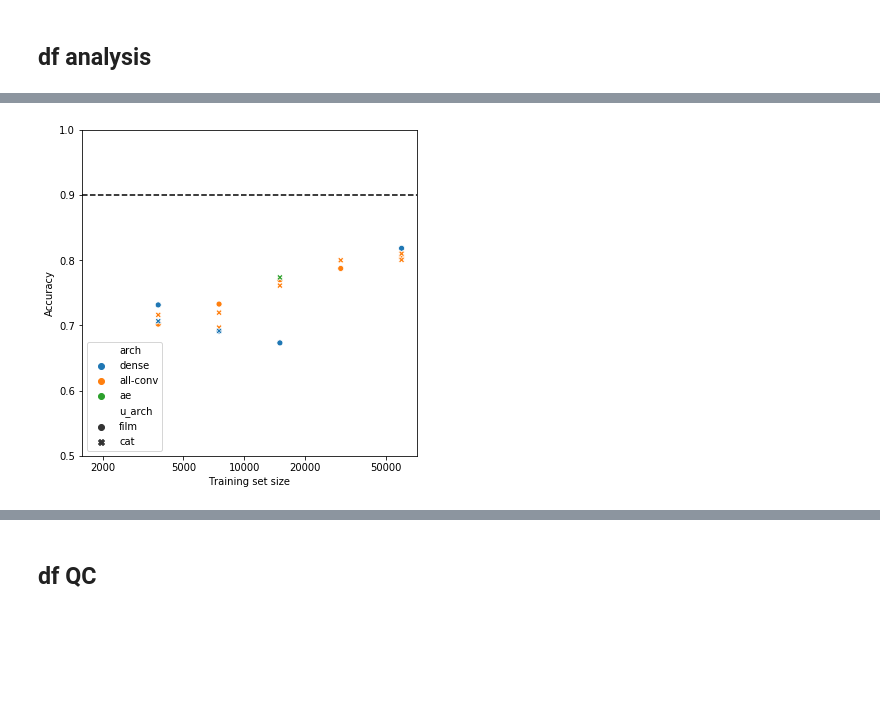
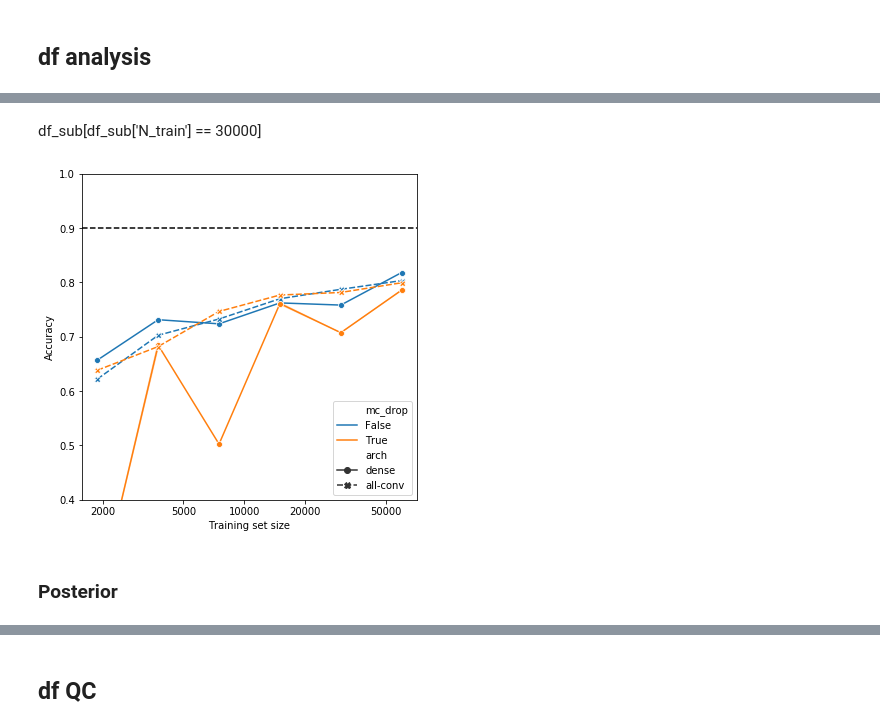
Before and after one commit to clintonjwang/conditional_nets, a Jupyter notebook: scratchpad.ipynb, the cells around one changed output, grey strips where cells are left out. Cells and saved outputs as stored; diff of their text form; code cells hidden in the pictures; blank space fills up the shorter version.

Commit message:
ae, mc_drop runs

```diff
--- a/scratchpad.ipynb
+++ b/scratchpad.ipynb
@@ -102,0 +173,5 @@ plt.ylim(0.3,1.05);
+# %%
+import seaborn as sns
+csv_path = '/data/vision/polina/users/clintonw/code/vision_final/results.csv'
+df = pd.read_csv(csv_path, index_col=0)
+df = df[(df['epochs'] > 5) & (df['acc'] > 0) & (df['dataset'] == 'fmnist') & (df['nU'] == 10)]
@@ -103,16 +214,22 @@ plt.ylim(0.3,1.05);
+# %% [markdown]
+df_sub[df_sub['N_train'] == 30000]
 # %%
-df_sub = df[(df['dataset'] == 'fmnist') & (df['nU'] == 10) & (df['noise_p'] == 0.1)]
+## Figure 3c - dropout
+df_sub = df[(df['noise_p'] == 0.1) & (df['u_arch'] == 'film') & (~df['arch'].str.contains('ae'))]
 x_filt = [60000//2**n for n in range(6)]
 df_sub = df_sub[df_sub['N_train'].isin(x_filt)]
+df_sub['mc_drop'] = df_sub['mc_drop'] > 0
 
 plt.figure(figsize=(6,6))
 plt.axhline(y=df_sub['true_est_acc'][0], linestyle='--', color='k')
 df_sub['lnN_train'] = np.log(df_sub['N_train'])
-sns.scatterplot(x='lnN_train', y='acc', data=df_sub, hue='arch', style='u_arch')
+sns.lineplot(x='lnN_train', y='acc', data=df_sub, style='arch', hue='mc_drop', markers=True)
 plt.xlabel('Training set size')
 plt.ylabel('Accuracy')
-plt.ylim(.5,1)
+plt.ylim(0.4,1)
 x_dom = [2000, 5000, 10000, 20000, 50000]
 plt.xticks(np.log(x_dom), x_dom);
 # %% [output]
-[figure, old version]
+[figure, new version]
+# %% [markdown]
+### Posterior
```
Also changed, not shown: parts of 45 cells of this notebook, 8 other files.
